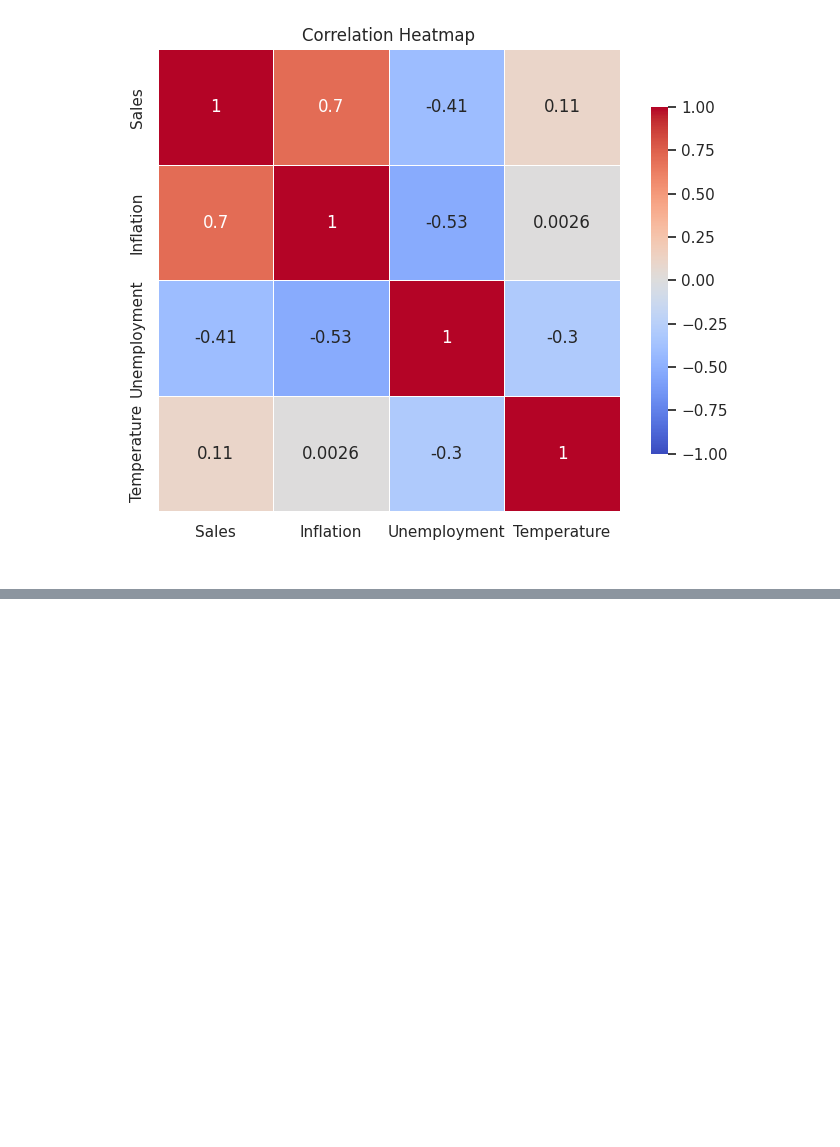
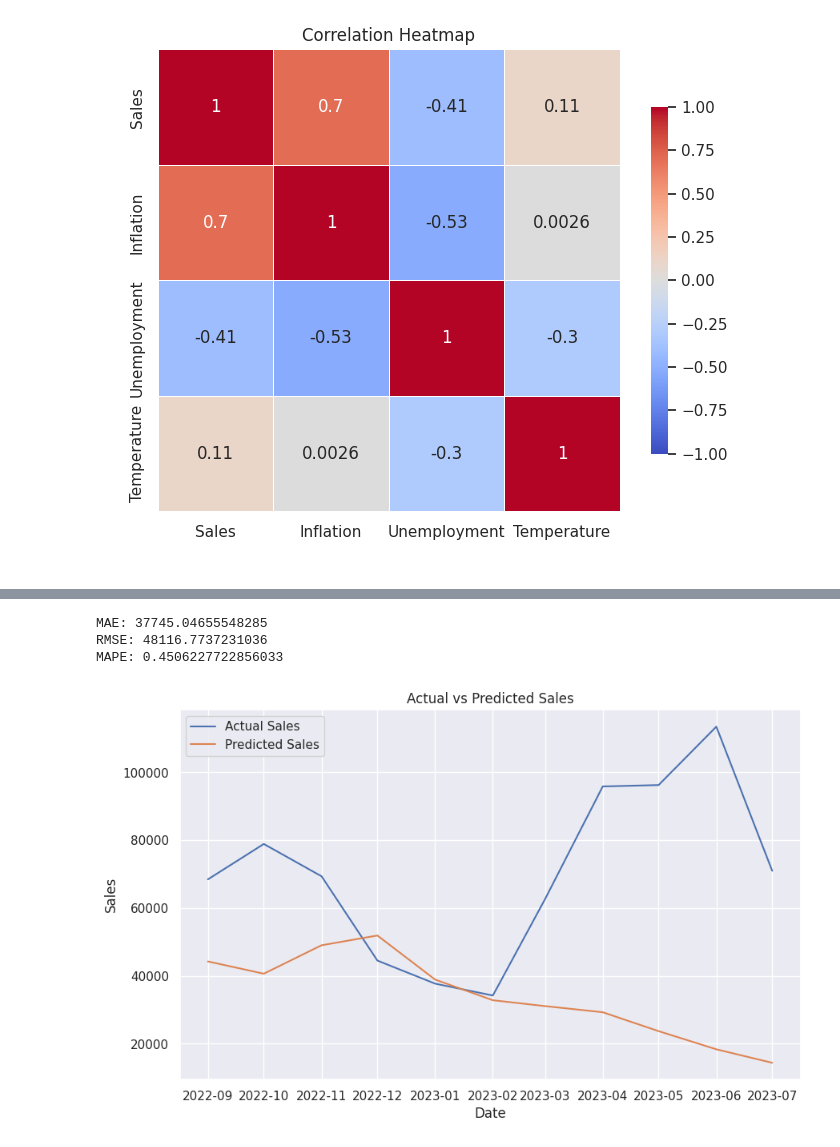
Before and after one commit to MichalI495002/Personal-Challenge, a Jupyter notebook: Jupyter Notebook/notebook.ipynb, the cells around one changed output, grey strips where cells are left out. Drawn from its saved outputs; the diff is of its cells as text; code cells hidden in the pictures; blank space fills up the shorter version.

```diff
--- a/Jupyter Notebook/notebook.ipynb
+++ b/Jupyter Notebook/notebook.ipynb
@@ -338,0 +557,50 @@ R²: 0.5084253312633761
+# %%
+import numpy as np
+
+future = model.make_future_dataframe(periods=len(test), freq='D')
+
+future['Inflation'] = df['Inflation']
+future['Unemployment'] = df['Unemployment']
+future['Temperature'] = df['Temperature']
+# %%
+from prophet.diagnostics import cross_validation
+from prophet.diagnostics import performance_metrics
+
+# Use the model to make predictions
+forecast = model.predict(future)
+
+# Evaluate predictions
+# Extract the predicted values for the test set dates
+predictions = forecast[-len(test):]['yhat']
+
+# Calculate error metrics
+mae = (test['y'] - predictions).abs().mean()
+rmse = ((test['y'] - predictions) ** 2).mean() ** 0.5
+mape = (test['y'] - predictions).abs() / test['y']
+
+# Print error metrics
+print(f'MAE: {mae}')
+print(f'RMSE: {rmse}')
+print(f'MAPE: {mape.mean()}')
+# %% [output]
+MAE: 37745.04655548285
+RMSE: 48116.7737231036
+MAPE: 0.4506227722856033
+# %%
+# Plot actual sales
+plt.figure(figsize=(10, 6))
+plt.plot(test['ds'], test['y'], label='Actual Sales')
+
+# Plot predicted sales
+plt.plot(test['ds'], predictions, label='Predicted Sales')
+
+# Add labels and title
+plt.xlabel('Date')
+plt.ylabel('Sales')
+plt.title('Actual vs Predicted Sales')
+plt.legend()
+
+# Display the plot
+plt.show()
+# %% [output]
+[figure, added]
```
Also changed, not shown: parts of 32 cells of this notebook, 1 other file.
